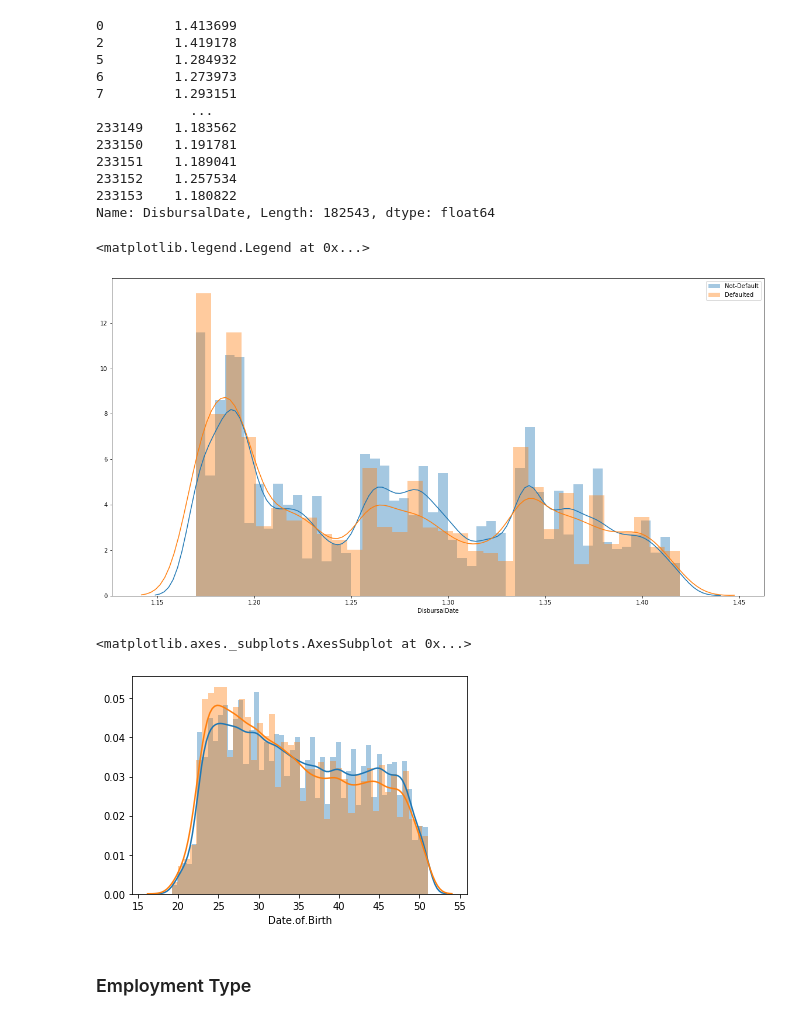
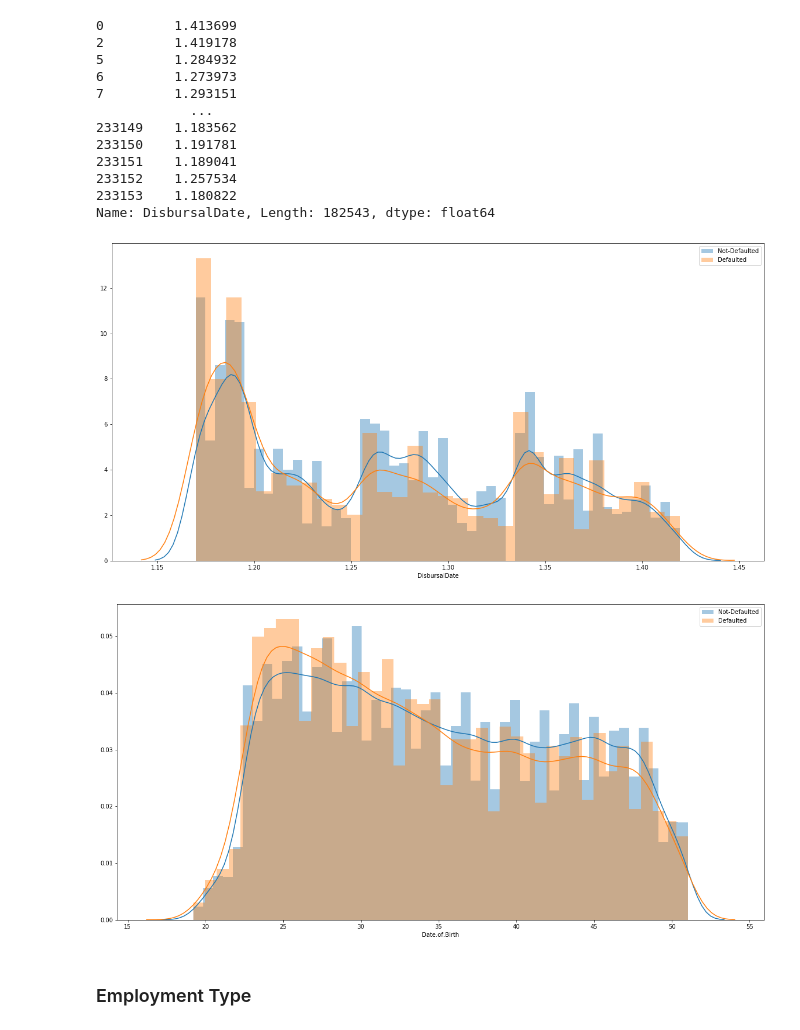
Before and after one commit to xavierigneous/Vehicle-Loan-Default-Prediction, a Jupyter notebook: Pravin Kumar/vehicle_loan_default ver 3.ipynb, the cells around one changed output. Drawn from its saved outputs; the diff is of its cells as text; code cells hidden in the pictures.

```diff
--- a/Pravin Kumar/vehicle_loan_default ver 3.ipynb
+++ b/Pravin Kumar/vehicle_loan_default ver 3.ipynb
@@ -447,16 +454,18 @@ Name: DisbursalDate, Length: 182543, dtype: float64
 plt.figure(figsize=(20,10))
 sns.distplot(df[df['loan_default']==0]['DisbursalDate'])
 sns.distplot(df[df['loan_default']==1]['DisbursalDate'])
-plt.legend(labels=['Not-Default','Defaulted'])
+plt.legend(labels=['Not-Defaulted','Defaulted'])
+plt.show()
 # %% [output]
-<matplotlib.legend.Legend at 0x...>
-[figure, old version]
+[figure, new version]
 # %%
+plt.figure(figsize=(20,10))
 sns.distplot(df[df['loan_default']==0]['Date.of.Birth'])
 sns.distplot(df[df['loan_default']==1]['Date.of.Birth'])
+plt.legend(labels=['Not-Defaulted','Defaulted'])
+plt.show()
 # %% [output]
-<matplotlib.axes._subplots.AxesSubplot at 0x...>
-[figure, old version]
+[figure, new version]
 # %% [markdown]
 ### Employment Type
 # %%
```
Also changed, not shown: parts of 76 cells of this notebook.
